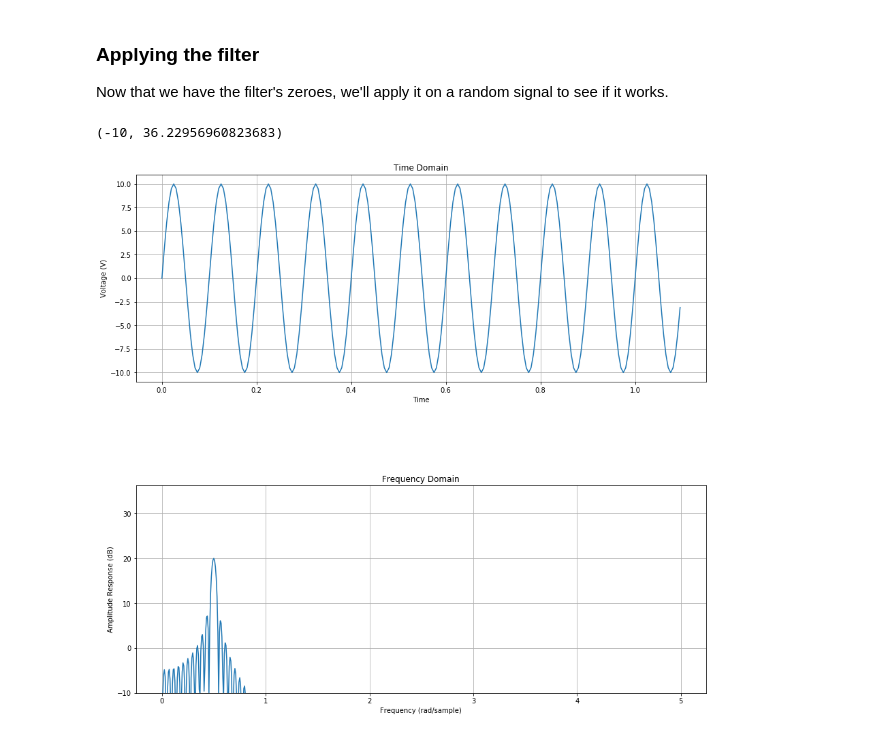
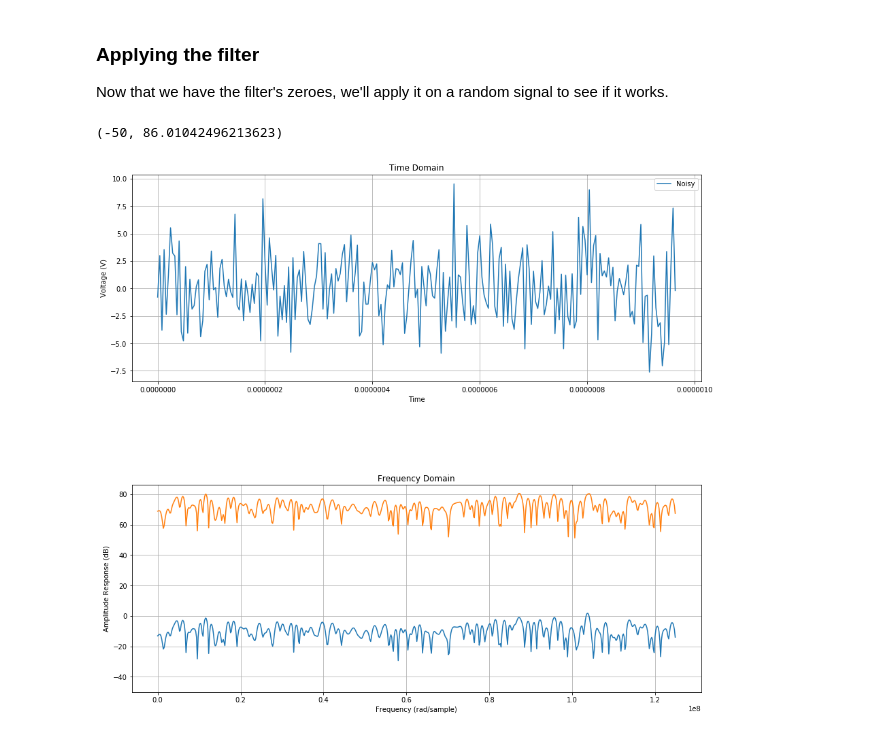
Before and after one commit to rthomp10/bob_fm_fir, a Jupyter notebook: bob_fm_fir_filter.ipynb, the cells around one changed output. Cells and saved outputs as stored; diff of their text form; code cells hidden in the pictures.

Commit message:
Updated filter coefficients, but the filter response is raised 20dB

```diff
--- a/bob_fm_fir_filter.ipynb
+++ b/bob_fm_fir_filter.ipynb
@@ -38,10 +38,10 @@ def rthomp_fft(signal, sampling_freq):
 ### Signal generation
 # %%
 # Fundumental signal
-freq = 103.7e6
+freq = 103.7e6 # bob.fm station
 amp = 1
 Fs = 250e6
-dur = 50.1/freq    # 1000 cycles
+dur = 100.1/freq    # 100.1 cycles
 t, s_fundumental = signal_gen(freq,sampling_freq=Fs, duration=dur, amplitude=amp)
 
 # Gaussian noise signal with zero mean and unit variance
@@ -116,31 +115,34 @@ plt.legend()
 
 Now that we have the filter's zeroes, we'll apply it on a random signal to see if it works.
 # %%
-freq = 10
-Fs = 20*freq
-duration = 1.1
-amp = 10
-t, s = signal_gen(freq, amp, 0, duration, Fs)
-bins, S = rthomp_fft(s, 10)
+# Filter applied
+s_filt = signal.lfilter(b,1,s)
+
+# FFTs
+nfft, S = rthomp_fft(s,Fs)
+nfft, S_filt = rthomp_fft(s_filt, Fs)
 
 # Graph
 plt.figure('position', [15,14])
 plt.subplots_adjust(hspace = .5)
 
 plt.subplot(2,1,1)
 plt.title("Time Domain")
 plt.plot(t, s, label='Noisy')
+# plt.plot(t, s_filt, label='Not noisy')
 plt.ylabel('Voltage (V)')
 plt.xlabel('Time')
 plt.grid()
+plt.legend()
 
 plt.subplot(2,1,2)
 plt.title('Frequency Domain')
-plt.plot(bins, S)
+plt.plot(nfft, S, label="Noisy signal")
+plt.plot(nfft, S_filt, label="Filtered Noisy Signal")
 plt.ylabel('Amplitude Response (dB)')
 plt.xlabel('Frequency (rad/sample)')
 plt.grid()
-plt.ylim(-10)
+plt.ylim(-50)
 # %% [output]
-(-10, 36.22956960823683)
+(-50, 86.01042496213623)
-[figure, old version]
+[figure, new version]
```
Also changed, not shown: parts of 4 cells of this notebook.
